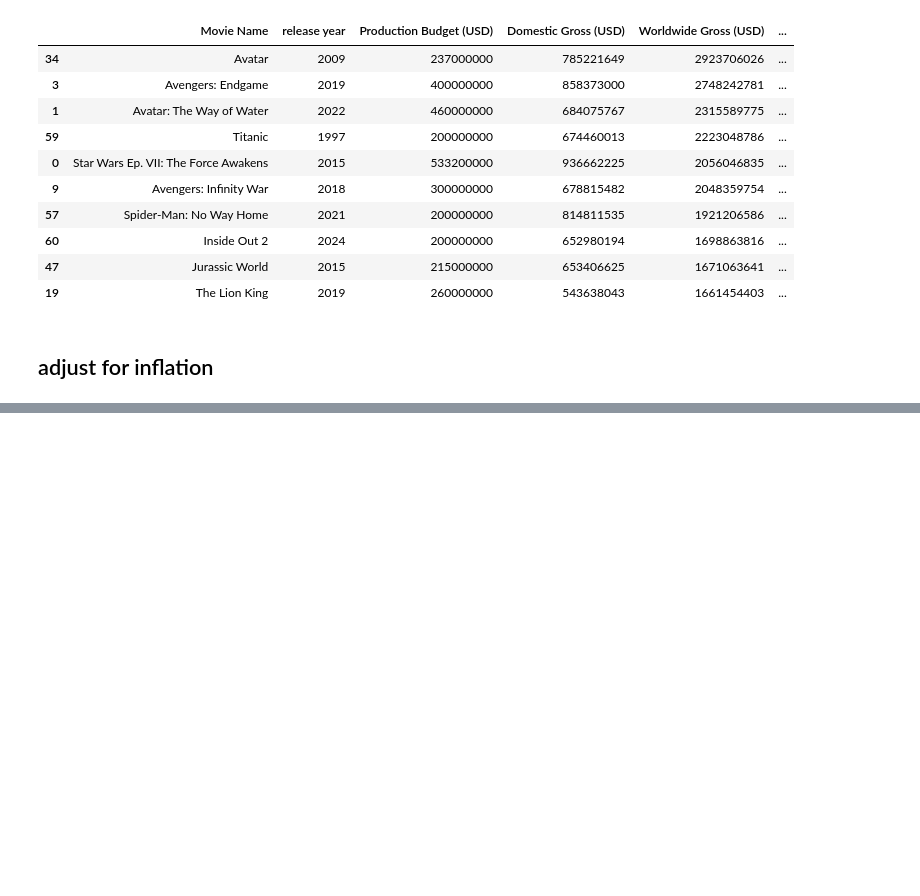
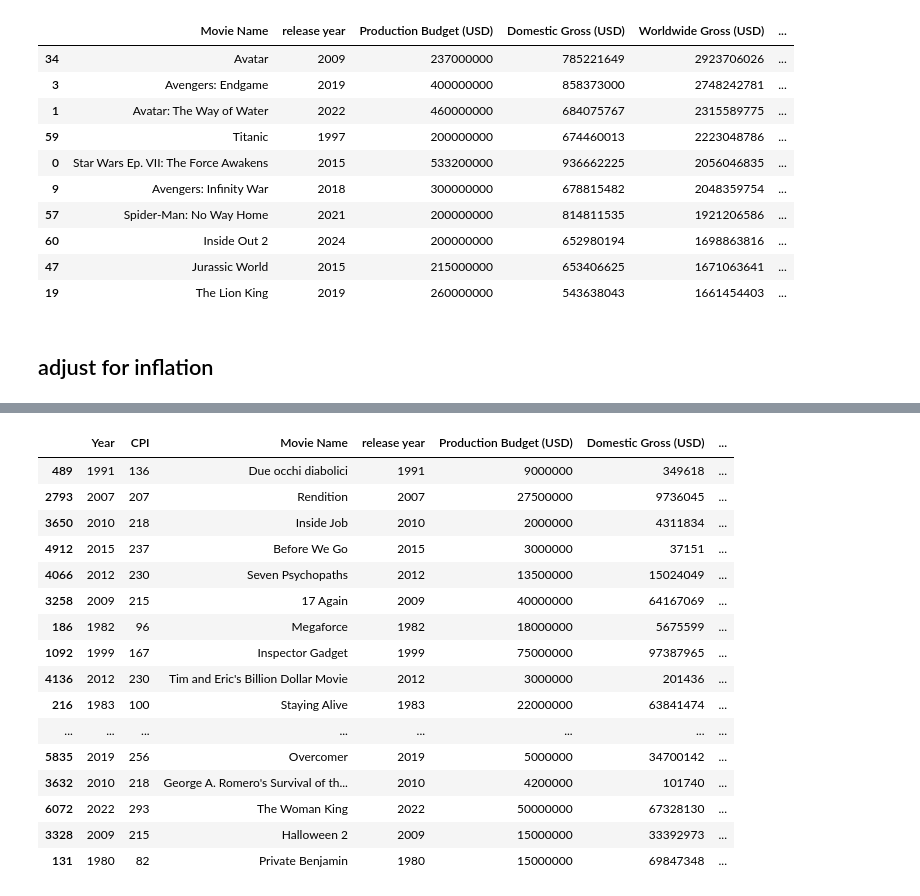
Before and after one commit to Rhyannon-CUNY/adv-data-class, a Jupyter notebook: wek12-movie-alltime-sales.ipynb, the cells around one changed output, grey strips where cells are left out. Drawn from its saved outputs; the diff is of its cells as text; code cells hidden in the pictures; blank space fills up the shorter version.

```diff
--- a/wek12-movie-alltime-sales.ipynb
+++ b/wek12-movie-alltime-sales.ipynb
@@ -108,3 +108,23 @@ df
 | 6255 | 2024 | 314 | Hanu Man | 2024 | 2500000 | 2300000 | ... |
 | 6256 | 2024 | 314 | Terrifier 3 | 2024 | 2000000 | 53981071 | ... |
 6257 rows × 13 columns
+# %%
+df.sample(20)
+# %% [output]
+|  | Year | CPI | Movie Name | release year | Production Budget (USD) | Domestic Gross (USD) | ... |
+| 489 | 1991 | 136 | Due occhi diabolici | 1991 | 9000000 | 349618 | ... |
+| 2793 | 2007 | 207 | Rendition | 2007 | 27500000 | 9736045 | ... |
+| 3650 | 2010 | 218 | Inside Job | 2010 | 2000000 | 4311834 | ... |
+| 4912 | 2015 | 237 | Before We Go | 2015 | 3000000 | 37151 | ... |
+| 4066 | 2012 | 230 | Seven Psychopaths | 2012 | 13500000 | 15024049 | ... |
+| 3258 | 2009 | 215 | 17 Again | 2009 | 40000000 | 64167069 | ... |
+| 186 | 1982 | 96 | Megaforce | 1982 | 18000000 | 5675599 | ... |
+| 1092 | 1999 | 167 | Inspector Gadget | 1999 | 75000000 | 97387965 | ... |
+| 4136 | 2012 | 230 | Tim and Eric's Billion Dollar Movie | 2012 | 3000000 | 201436 | ... |
+| 216 | 1983 | 100 | Staying Alive | 1983 | 22000000 | 63841474 | ... |
+| ... | ... | ... | ... | ... | ... | ... | ... |
+| 5835 | 2019 | 256 | Overcomer | 2019 | 5000000 | 34700142 | ... |
+| 3632 | 2010 | 218 | George A. Romero's Survival of th... | 2010 | 4200000 | 101740 | ... |
+| 6072 | 2022 | 293 | The Woman King | 2022 | 50000000 | 67328130 | ... |
+| 3328 | 2009 | 215 | Halloween 2 | 2009 | 15000000 | 33392973 | ... |
+| 131 | 1980 | 82 | Private Benjamin | 1980 | 15000000 | 69847348 | ... |
```
Also changed, not shown: parts of 5 cells of this notebook.
